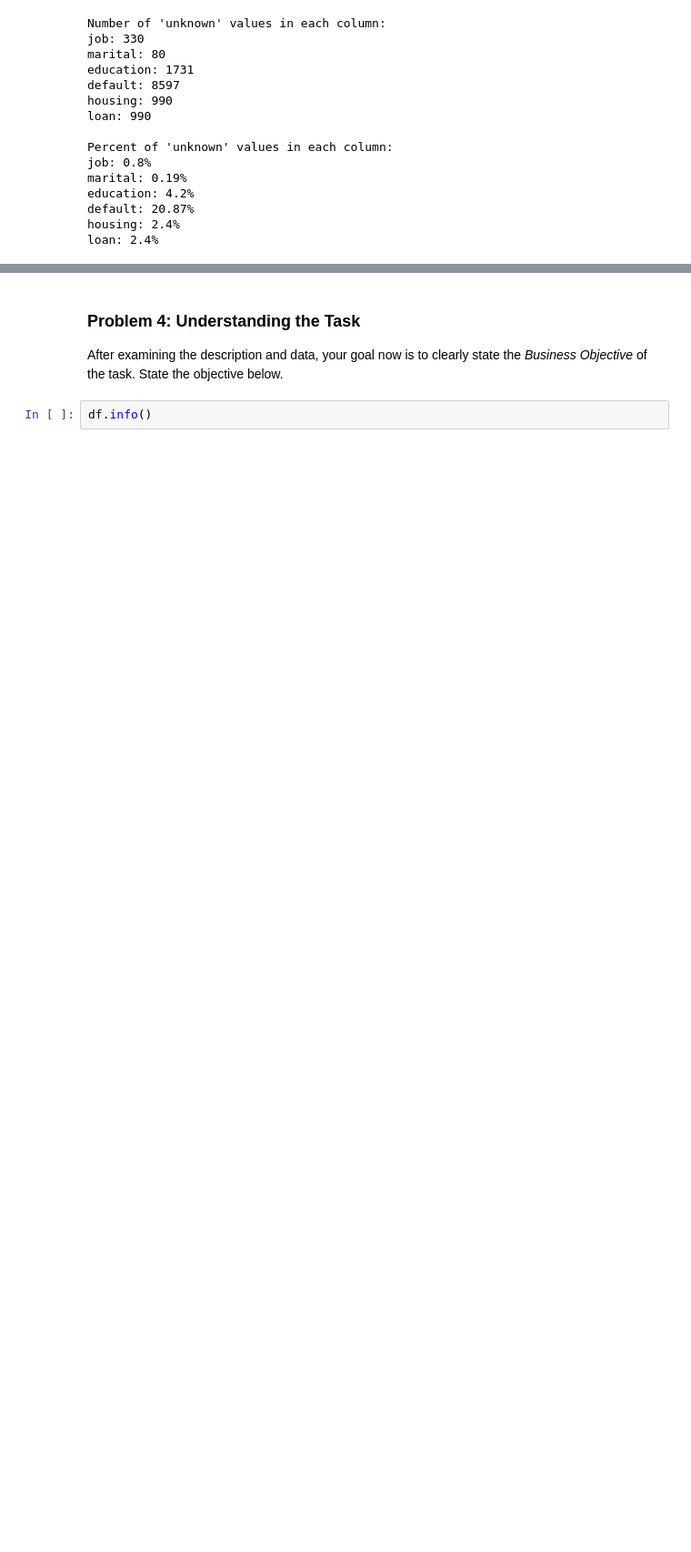
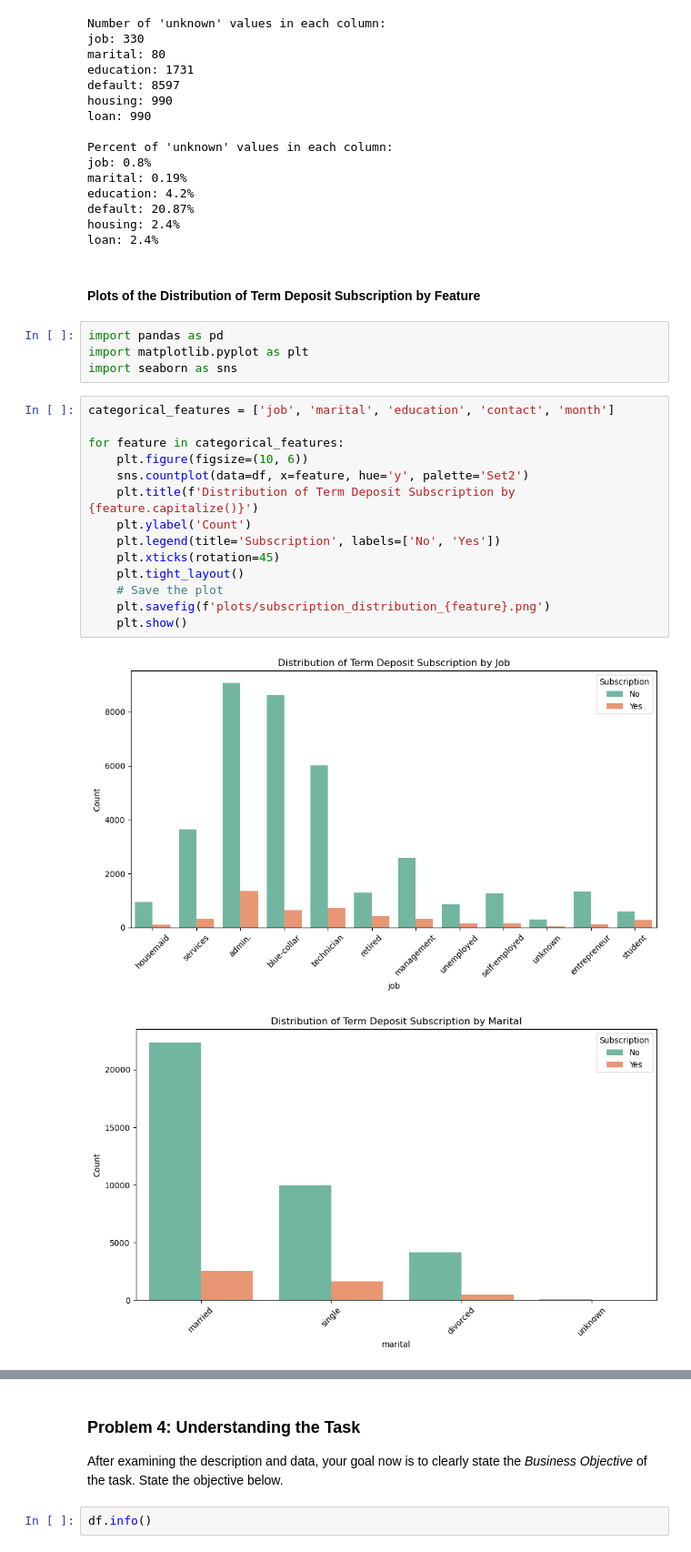
Before and after one commit to monomial/ucbai-pa-iii, a Jupyter notebook: prompt_III.ipynb, the cells around one changed output, grey strips where cells are left out. Shown at 91% size. Saved outputs shown, nothing was run; the diff lists cells and outputs as text; blank space fills up the shorter version.

Commit message:
added plots

```diff
--- a/prompt_III.ipynb
+++ b/prompt_III.ipynb
@@ -135,3 +135,26 @@ education: 4.2%
 default: 20.87%
 housing: 2.4%
 loan: 2.4%
+# %% [markdown]
+#### Plots of the Distribution of Term Deposit Subscription by Feature
+# %%
+import pandas as pd
+import matplotlib.pyplot as plt
+import seaborn as sns
+# %%
+categorical_features = ['job', 'marital', 'education', 'contact', 'month']
+
+for feature in categorical_features:
+    plt.figure(figsize=(10, 6))
+    sns.countplot(data=df, x=feature, hue='y', palette='Set2')
+    plt.title(f'Distribution of Term Deposit Subscription by {feature.capitalize()}')
+    plt.ylabel('Count')
+    plt.legend(title='Subscription', labels=['No', 'Yes'])
+    plt.xticks(rotation=45)
+    plt.tight_layout()
+    # Save the plot
+    plt.savefig(f'plots/subscription_distribution_{feature}.png')
+    plt.show()
+# %% [output]
+[figure, added]
+[figure, added]
```
Also changed, not shown: parts of 2 cells of this notebook, 9 other files.
